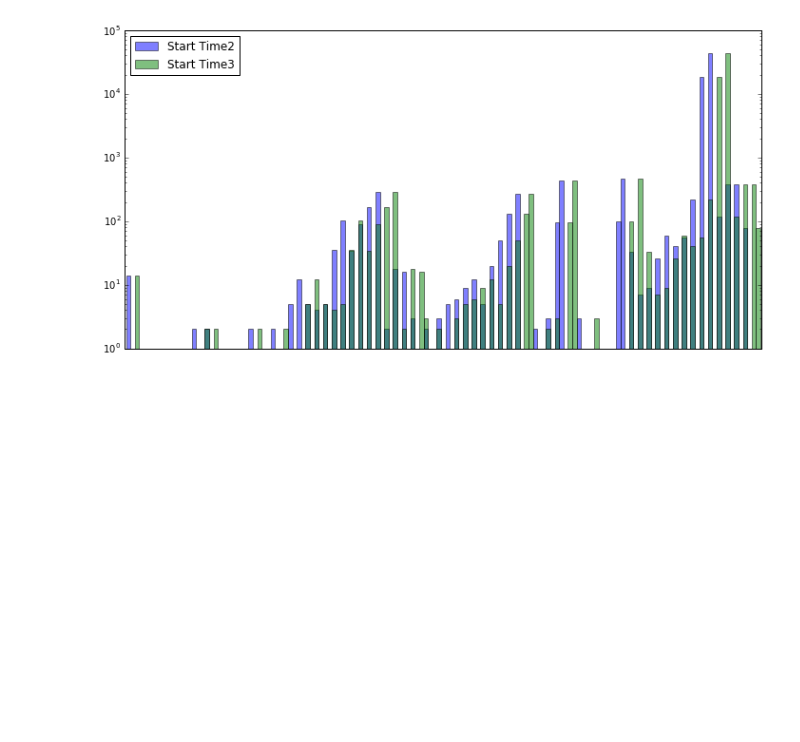
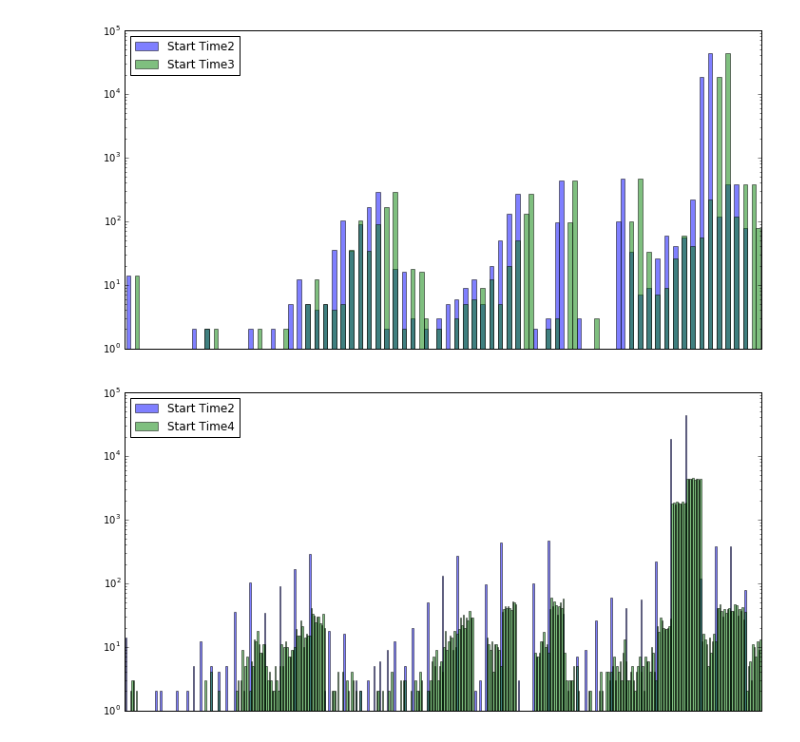
Before and after one commit to mhaya/LogAnonymization, a Jupyter notebook: hmac/daytime.ipynb, the cells around one changed output. Cells and saved outputs as stored; diff of their text form; code cells hidden in the pictures; blank space fills up the shorter version.

```diff
--- a/hmac/daytime.ipynb
+++ b/hmac/daytime.ipynb
@@ -63,3 +63,17 @@ fig = ax.get_figure()
 fig.savefig('tmp/datime01.png')
 # %% [output]
 [figure]
+# %%
+
+df['Start Time4'] = df['Start Time2']+np.floor(10*np.random.rand(len(df['Start Time2'])))
+c0 = df.groupby('Start Time2')['Start Time2'].count()
+c1 = df.groupby('Start Time4')['Start Time4'].count()
+
+tmp = pd.concat([c0,c1],axis=1)
+ax= tmp.plot.bar(figsize=(12,6),alpha=0.5,width=2,edgecolor="none")
+ax.tick_params(labelbottom='off',top='off',bottom='off')
+ax.set_yscale('log')
+fig = ax.get_figure()
+fig.savefig('tmp/datime02.png')
+# %% [output]
+[figure, added]
```
Also changed, not shown: parts of 2 cells of this notebook.
